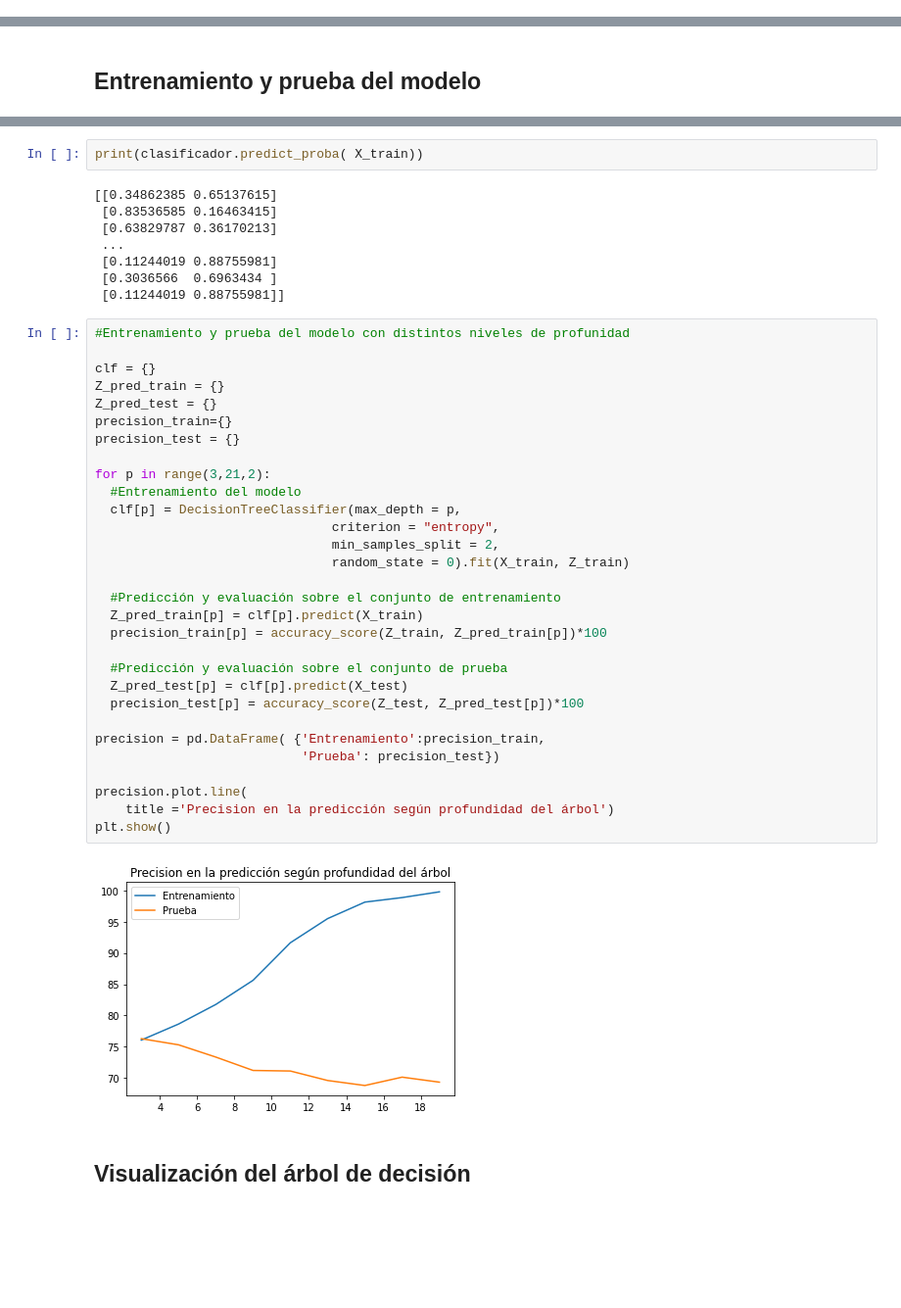
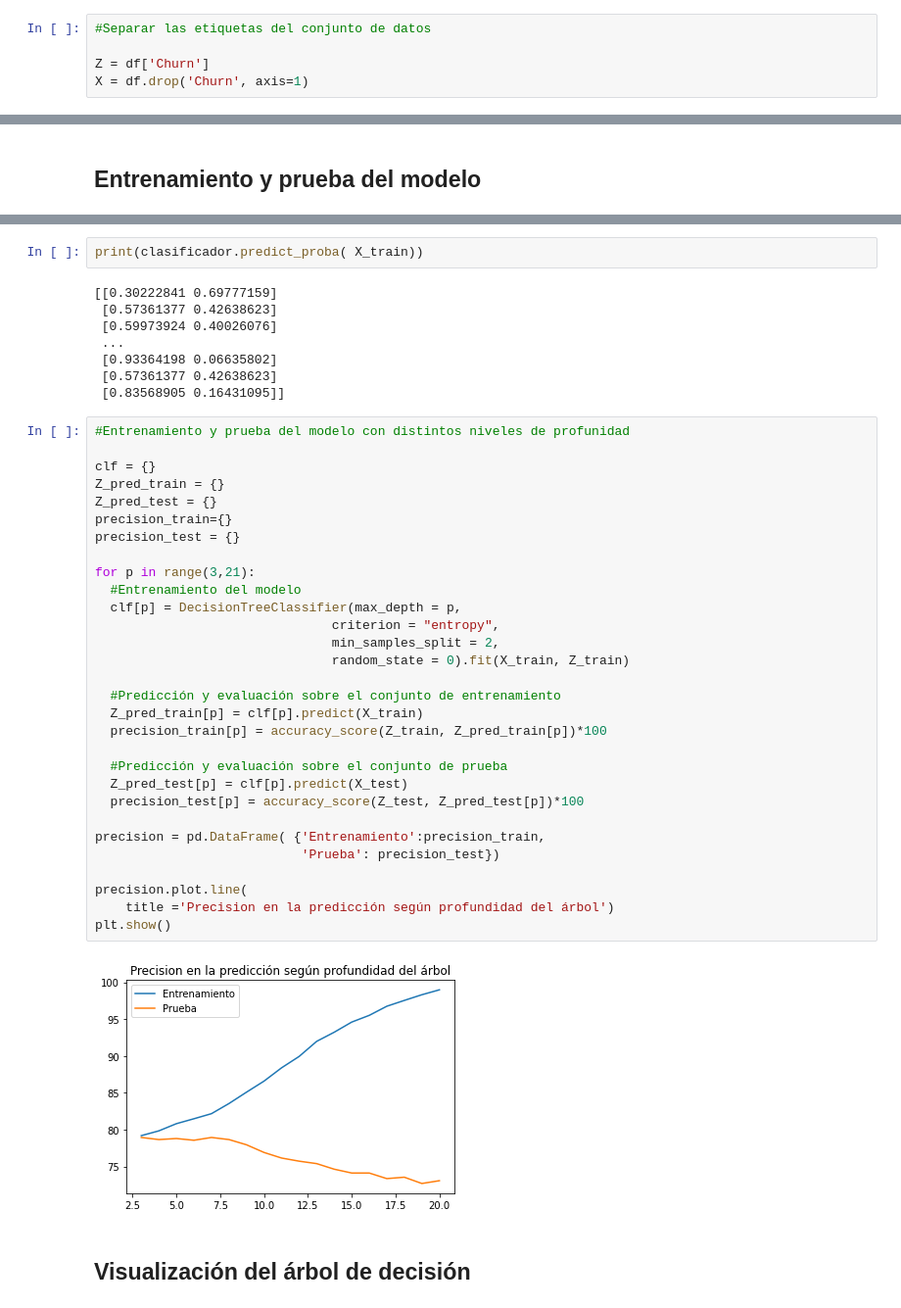
Before and after one commit to AnIsAsPe/ClasificadorClientesTelecom, a Jupyter notebook: ClasificadorClientesEmpresaTelecom_Churn.ipynb, the cells around one changed output, grey strips where cells are left out. Shown at 98% size. Saved outputs shown, nothing was run; the diff lists cells and outputs as text; blank space fills up the shorter version.

```diff
--- a/ClasificadorClientesEmpresaTelecom_Churn.ipynb
+++ b/ClasificadorClientesEmpresaTelecom_Churn.ipynb
@@ -353,6 +330,11 @@ X = df_balanced.drop('Churn', axis=1)
 # Árbol de Decisión
 # %% [markdown]
 ## Creación de subconjuntos de entrenamiento y prueba
+# %%
+#Separar las etiquetas del conjunto de datos
+
+Z = df['Churn']
+X = df.drop('Churn', axis=1)
 # %%
 X_train, X_test, Z_train, Z_test = train_test_split(X, Z,
                                                     test_size=0.3,
@@ -408,45 +390,45 @@ Precisión conjunto de prueba: 76.29%
 # %%
 print(clasificador.predict_proba( X_train))
 # %% [output]
-[[0.34862385 0.65137615]
- [0.83536585 0.16463415]
- [0.63829787 0.36170213]
+[[0.30222841 0.69777159]
+ [0.57361377 0.42638623]
+ [0.59973924 0.40026076]
  ...
- [0.11244019 0.88755981]
- [0.3036566  0.6963434 ]
- [0.11244019 0.88755981]]
+ [0.93364198 0.06635802]
+ [0.57361377 0.42638623]
+ [0.83568905 0.16431095]]
 # %%
 #Entrenamiento y prueba del modelo con distintos niveles de profunidad
 
 clf = {}
 Z_pred_train = {}
 Z_pred_test = {}
 precision_train={}
 precision_test = {}
 
-for p in range(3,21,2):
+for p in range(3,21):
   #Entrenamiento del modelo
   clf[p] = DecisionTreeClassifier(max_depth = p,
                                criterion = "entropy",
                                min_samples_split = 2,
                                random_state = 0).fit(X_train, Z_train)
 
   #Predicción y evaluación sobre el conjunto de entrenamiento
   Z_pred_train[p] = clf[p].predict(X_train)
   precision_train[p] = accuracy_score(Z_train, Z_pred_train[p])*100
 
   #Predicción y evaluación sobre el conjunto de prueba
   Z_pred_test[p] = clf[p].predict(X_test)
   precision_test[p] = accuracy_score(Z_test, Z_pred_test[p])*100
 
 precision = pd.DataFrame( {'Entrenamiento':precision_train,
                            'Prueba': precision_test})
 
 precision.plot.line(
     title ='Precision en la predicción según profundidad del árbol')
 plt.show()
 # %% [output]
-[figure, old version]
+[figure, new version]
 # %% [markdown]
 ## Visualización del árbol de decisión
 # %%
```
Also changed, not shown: parts of 12 cells of this notebook.
